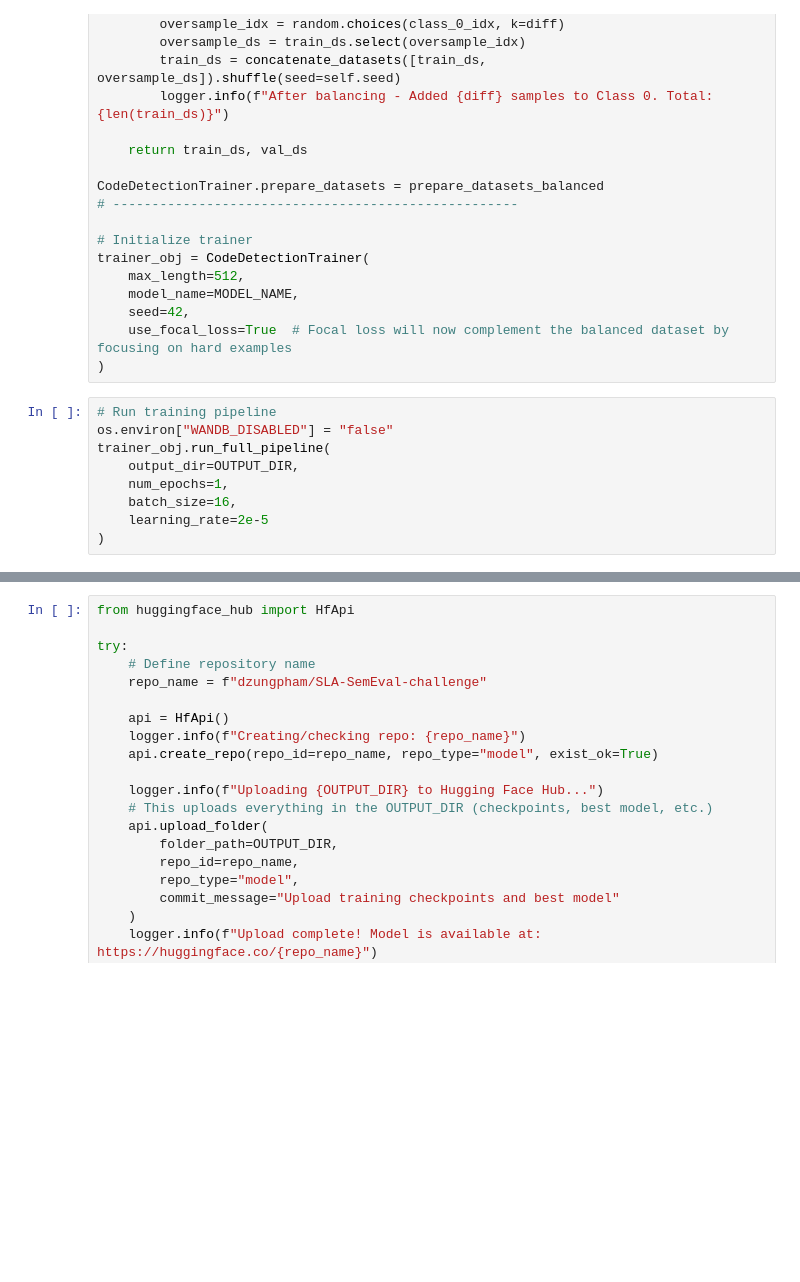
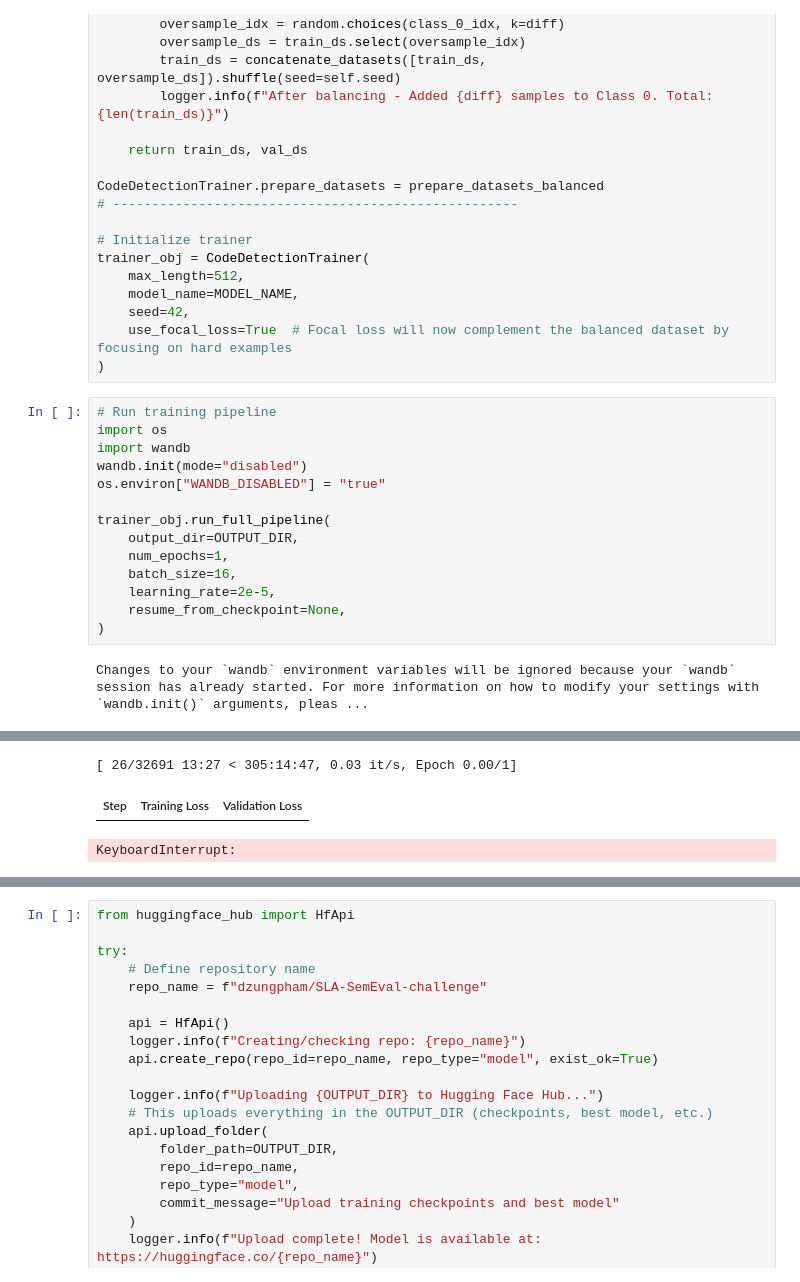
Before and after one commit to dzungphieuluuky/SemEval-TaskA, a Jupyter notebook: baselines/Kaggle_starters/Task-A-improve.ipynb, the cells around one changed output, grey strips where cells are left out. Drawn from its saved outputs; the diff is of its cells as text; blank space fills up the shorter version.

```diff
--- a/baselines/Kaggle_starters/Task-A-improve.ipynb
+++ b/baselines/Kaggle_starters/Task-A-improve.ipynb
@@ -1084,10 +1083,17 @@ trainer_obj = CodeDetectionTrainer(
 )
 # %%
 # Run training pipeline
-os.environ["WANDB_DISABLED"] = "false"
+import os
+import wandb
+wandb.init(mode="disabled")
+os.environ["WANDB_DISABLED"] = "true"
+
 trainer_obj.run_full_pipeline(
     output_dir=OUTPUT_DIR,
     num_epochs=1,
     batch_size=16,
-    learning_rate=2e-5
+    learning_rate=2e-5,
+    resume_from_checkpoint=None,
 )
+# %% [output]
+Changes to your `wandb` environment variables will be ignored because your `wandb` session has already started. For more information on how to modify your settings with `wandb.init()` arguments, pleas ...
@@ -1094,2 +1117,5 @@ trainer_obj.run_full_pipeline(
+[ 26/32691 13:27 < 305:14:47, 0.03 it/s, Epoch 0.00/1]
+| Step | Training Loss | Validation Loss |
+KeyboardInterrupt:
 # %%
 !ls -lart {OUTPUT_DIR}
```
Also changed, not shown: parts of 6 cells of this notebook, 1 other file.
